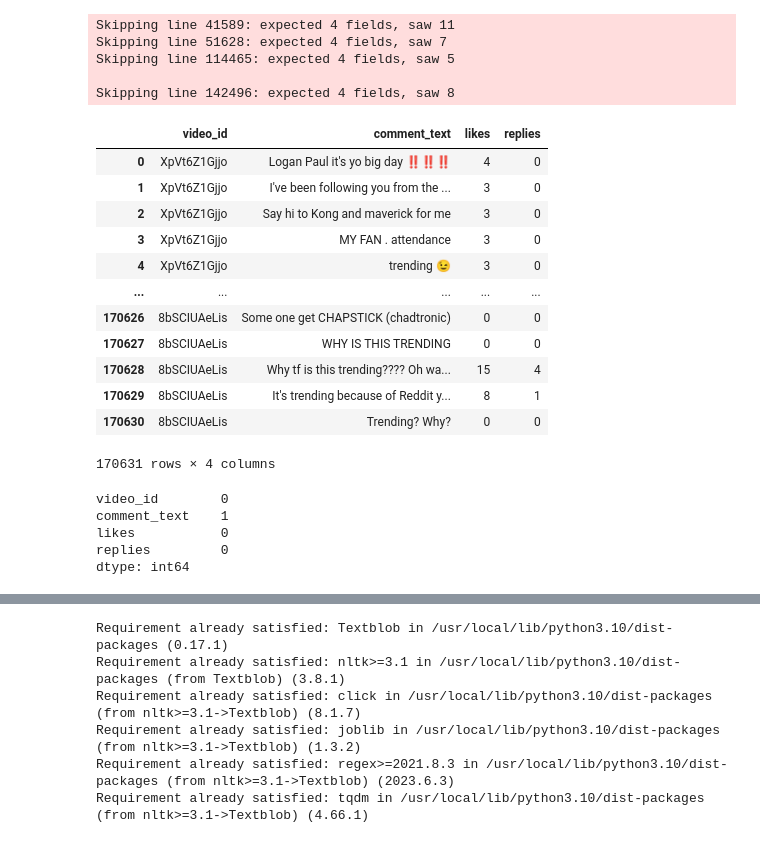
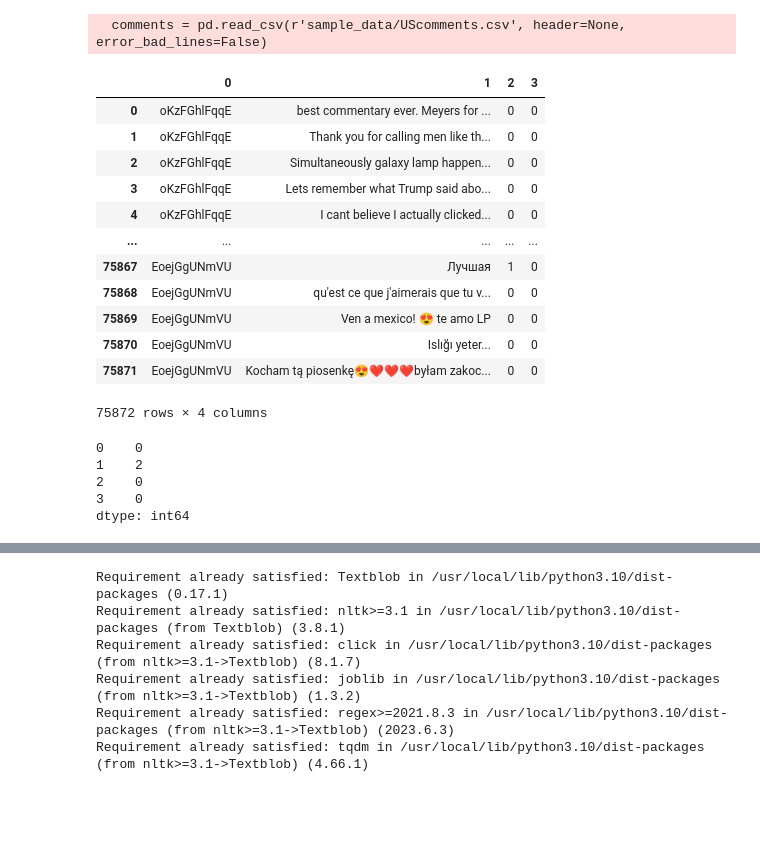
Before and after one commit to SarahSchoonmaker/youtube-sentiment-analysis, a Jupyter notebook: youTubeProject.ipynb, the cells around one changed output, grey strips where cells are left out. Cells and saved outputs as stored; diff of their text form; code cells hidden in the pictures; blank space fills up the shorter version.

```diff
--- a/youTubeProject.ipynb
+++ b/youTubeProject.ipynb
@@ -8,33 +8,29 @@ import matplotlib.pyplot as plt
 # the most commonly used emojis.
 # %%
 
-comments = pd.read_csv(r'sample_data/UScomments.csv', error_bad_lines=False)
+comments = pd.read_csv(r'sample_data/UScomments.csv', header=None, error_bad_lines=False)
 comments
 # %% [output]
-Skipping line 41589: expected 4 fields, saw 11
-Skipping line 51628: expected 4 fields, saw 7
-Skipping line 114465: expected 4 fields, saw 5
-
-Skipping line 142496: expected 4 fields, saw 8
+  comments = pd.read_csv(r'sample_data/UScomments.csv', header=None, error_bad_lines=False)
-|  | video_id | comment_text | likes | replies |
-| 0 | XpVt6Z1Gjjo | Logan Paul it's yo big day ‼️‼️‼️ | 4 | 0 |
-| 1 | XpVt6Z1Gjjo | I've been following you from the ... | 3 | 0 |
-| 2 | XpVt6Z1Gjjo | Say hi to Kong and maverick for me | 3 | 0 |
-| 3 | XpVt6Z1Gjjo | MY FAN . attendance | 3 | 0 |
-| 4 | XpVt6Z1Gjjo | trending 😉 | 3 | 0 |
+|  | 0 | 1 | 2 | 3 |
+| 0 | oKzFGhlFqqE | best commentary ever. Meyers for ... | 0 | 0 |
+| 1 | oKzFGhlFqqE | Thank you for calling men like th... | 0 | 0 |
+| 2 | oKzFGhlFqqE | Simultaneously galaxy lamp happen... | 0 | 0 |
+| 3 | oKzFGhlFqqE | Lets remember what Trump said abo... | 0 | 0 |
+| 4 | oKzFGhlFqqE | I cant believe I actually clicked... | 0 | 0 |
 | ... | ... | ... | ... | ... |
-| 170626 | 8bSCIUAeLis | Some one get CHAPSTICK (chadtronic) | 0 | 0 |
-| 170627 | 8bSCIUAeLis | WHY IS THIS TRENDING | 0 | 0 |
-| 170628 | 8bSCIUAeLis | Why tf is this trending???? Oh wa... | 15 | 4 |
-| 170629 | 8bSCIUAeLis | It's trending because of Reddit y... | 8 | 1 |
-| 170630 | 8bSCIUAeLis | Trending? Why? | 0 | 0 |
+| 75867 | EoejGgUNmVU | Лучшая | 1 | 0 |
+| 75868 | EoejGgUNmVU | qu'est ce que j'aimerais que tu v... | 0 | 0 |
+| 75869 | EoejGgUNmVU | Ven a mexico! 😍 te amo LP | 0 | 0 |
+| 75870 | EoejGgUNmVU | Islığı yeter... | 0 | 0 |
+| 75871 | EoejGgUNmVU | Kocham tą piosenkę😍❤❤❤byłam zakoc... | 0 | 0 |
-170631 rows × 4 columns
+75872 rows × 4 columns
 # %%
 comments.isnull().sum()
 # %% [output]
-video_id        0
-comment_text    1
-likes           0
-replies         0
+0    0
+1    2
+2    0
+3    0
 dtype: int64
 # %%
```
Also changed, not shown: parts of 43 cells of this notebook.
